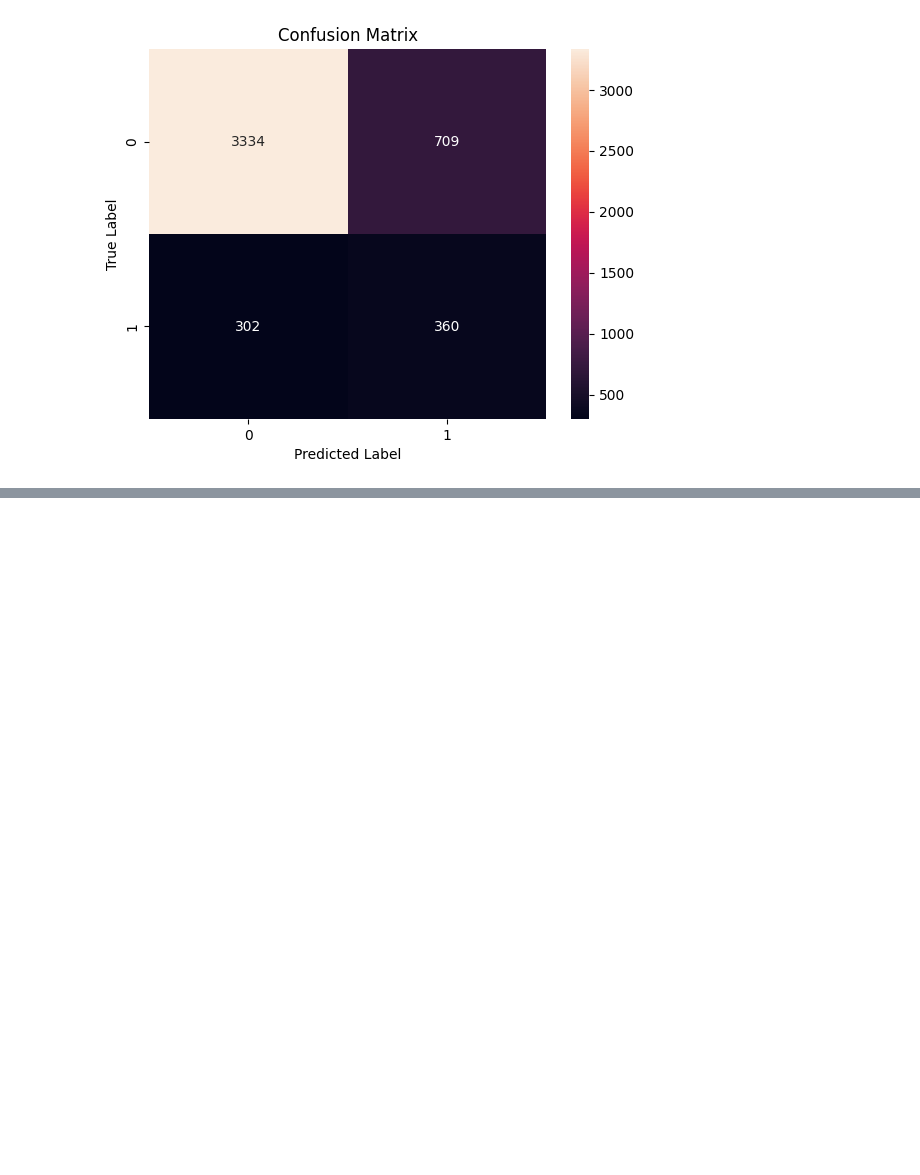
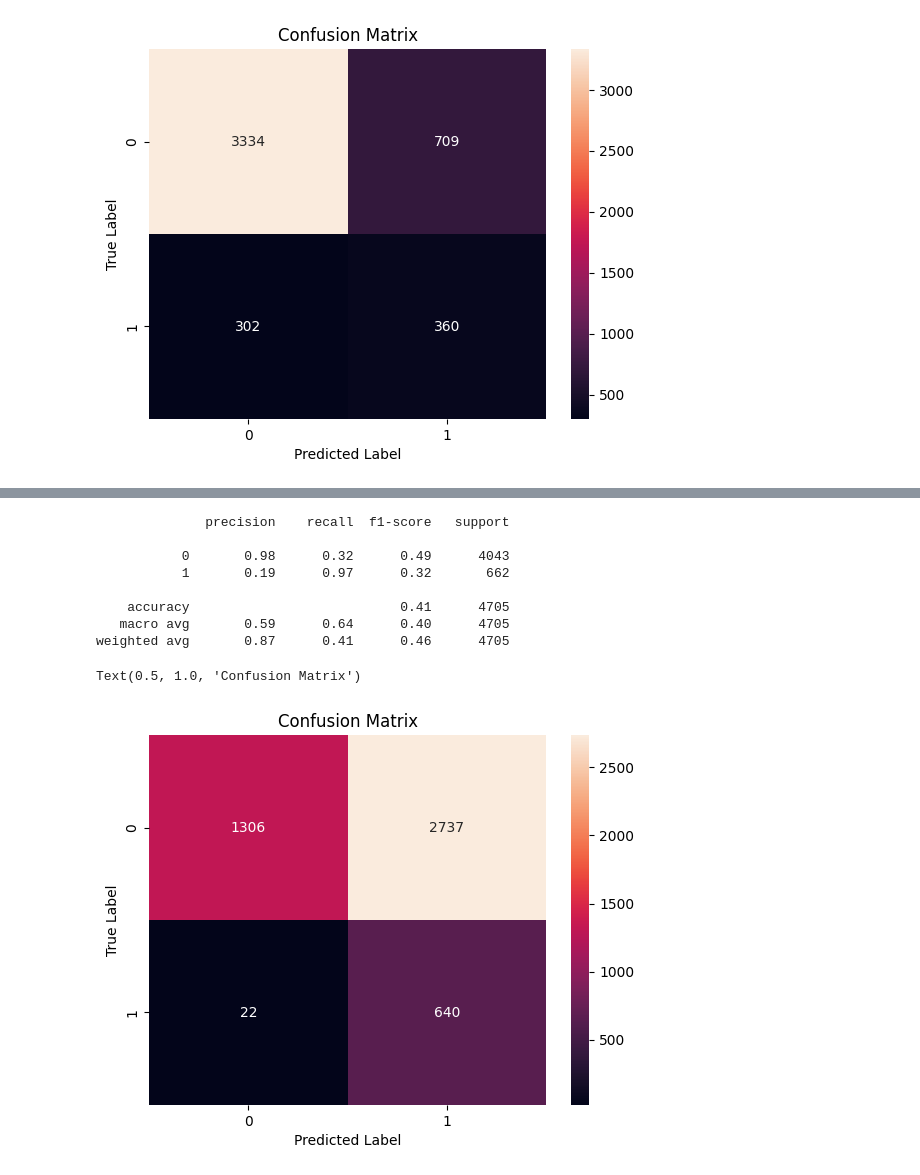
Before and after one commit to Ade-1609/ds-Financial-Inclusion, a Jupyter notebook: Financial_inclusion_in_africa.ipynb, the cells around one changed output, grey strips where cells are left out. Drawn from its saved outputs; the diff is of its cells as text; code cells hidden in the pictures; blank space fills up the shorter version.

```diff
--- a/Financial_inclusion_in_africa.ipynb
+++ b/Financial_inclusion_in_africa.ipynb
@@ -546,0 +666,18 @@ plt.title('Confusion Matrix')
+# %%
+# Pipeline for XGB Classifier
+
+param_dist = {
+    'classifier__learning_rate': np.linspace(0.01, 0.2, 10),
+    'classifier__n_estimators': np.linspace(100, 300, 5, dtype=int),
+    'classifier__max_depth': [3, 5, 7],
+    'classifier__min_child_weight': [1, 3, 5],
+    'classifier__subsample': [0.8, 1.0],  # Corrected key to 'classifier__subsample'
+    'classifier__colsample_bytree': [0.8, 1.0],
+    'classifier__gamma': [0, 0.1, 0.2],
+    'classifier__scale_pos_weight': [1, 3, 5]
+}
+from sklearn.model_selection import RandomizedSearchCV
+rs = RandomizedSearchCV(baseline_xgb_, param_dist, n_jobs=-1,
+                        scoring='recall', cv=3,
+                        n_iter=10, verbose=5, random_state=42)
+rs.fit(X_train, y_train)
@@ -546,0 +703,27 @@ plt.title('Confusion Matrix')
+# %%
+#confusion matrix fir XGB
+
+pd.DataFrame(rs.cv_results_).head()
+rs.best_params_
+round(rs.best_score_,6)
+rs.best_params_
+best_model_ = rs.best_estimator_
+y_xgb = best_model_.predict(X_test)
+y_train_xgb = best_model_.predict(X_train)
+print(classification_report(y_test, y_xgb))
+cm=confusion_matrix(y_test,y_xgb)
+sns.heatmap(cm, annot=True, fmt ='g')
+plt.xlabel('Predicted Label')
+plt.ylabel('True Label')
+plt.title('Confusion Matrix')
+# %% [output]
+              precision    recall  f1-score   support
+
+           0       0.98      0.32      0.49      4043
+           1       0.19      0.97      0.32       662
+
+    accuracy                           0.41      4705
+   macro avg       0.59      0.64      0.40      4705
+weighted avg       0.87      0.41      0.46      4705
+Text(0.5, 1.0, 'Confusion Matrix')
+[figure, added]
```
Also changed, not shown: parts of 13 cells of this notebook, 1 other file.
